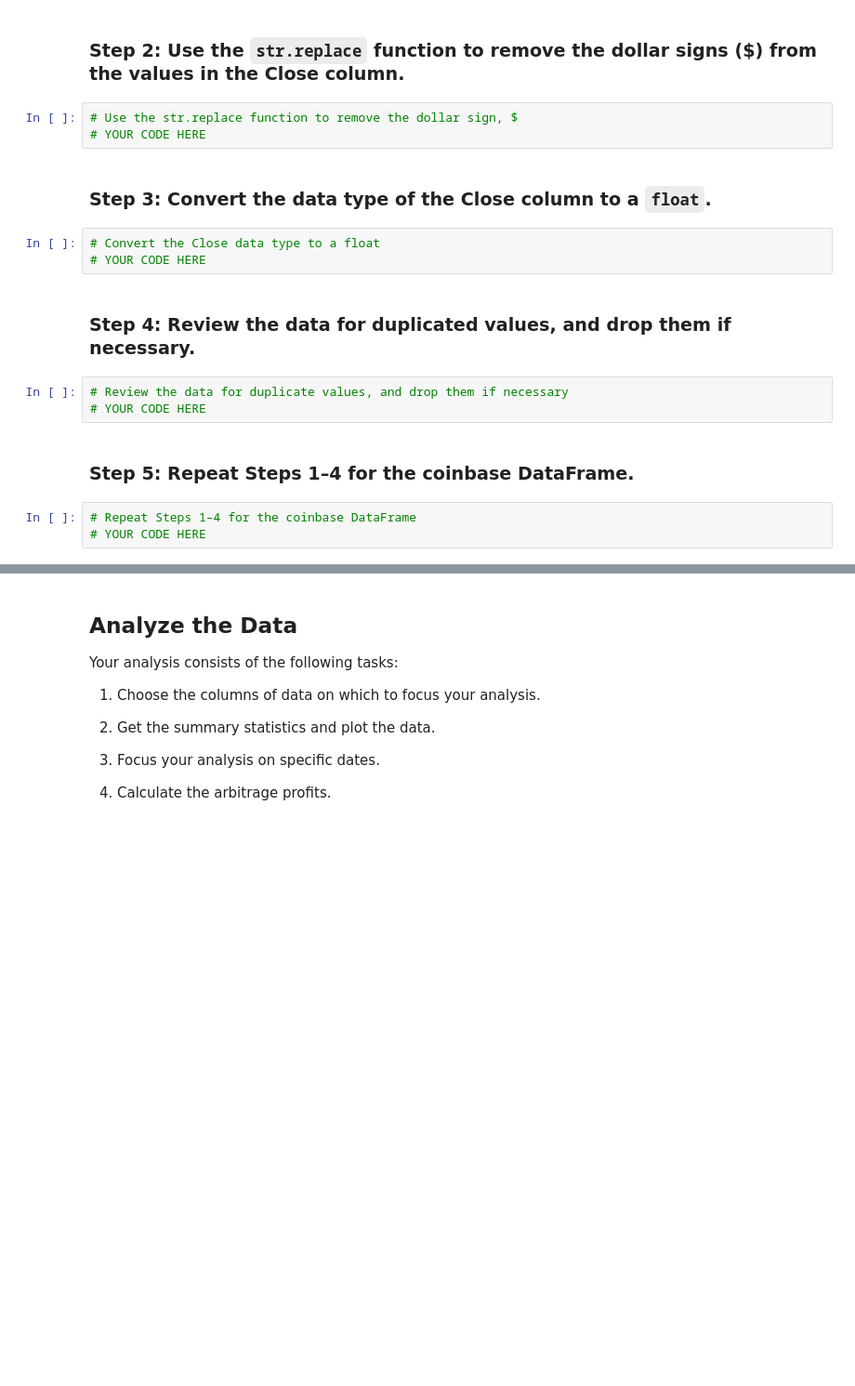
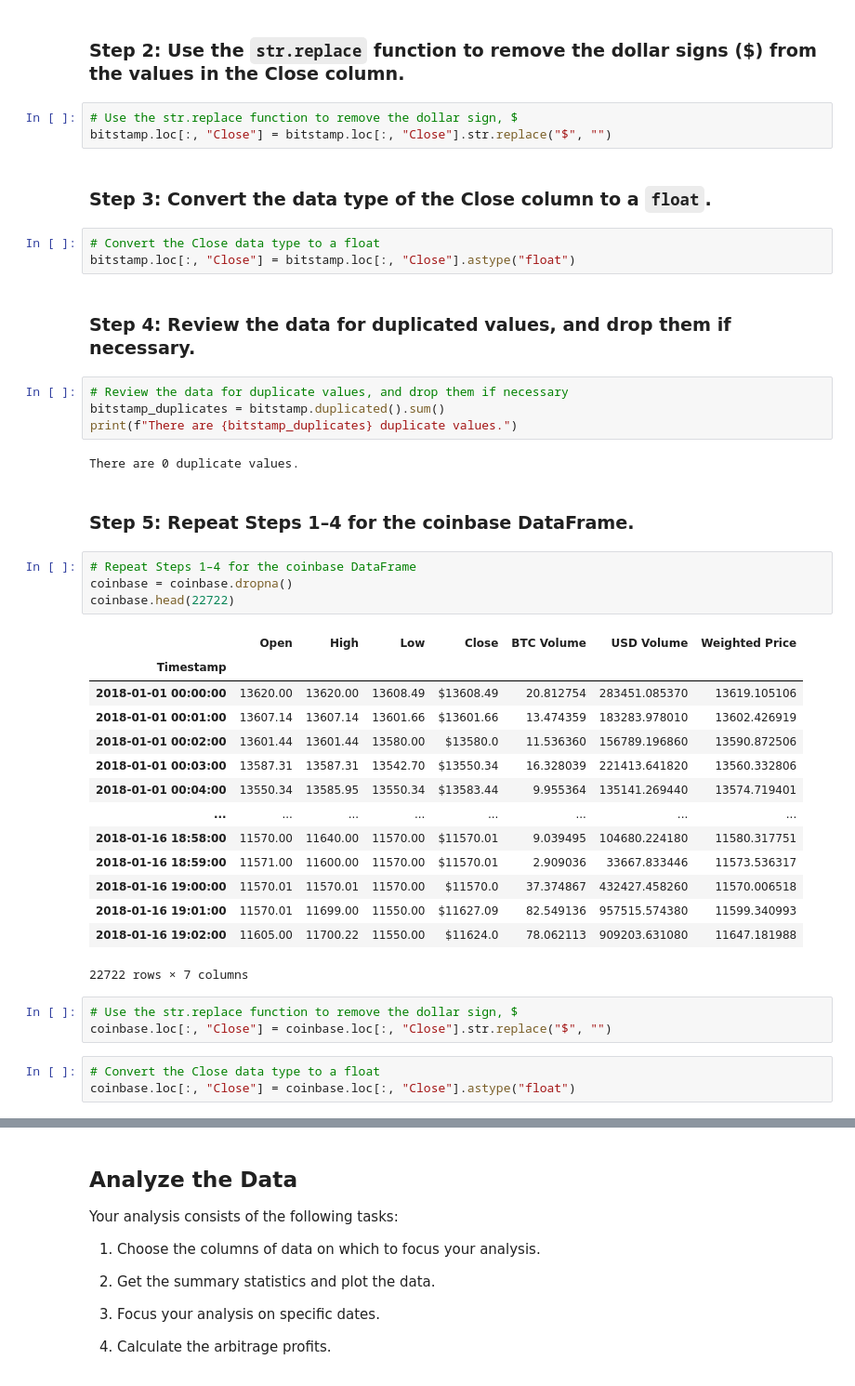
Before and after one commit to RJGiannini/Crypto-Arbitrage, a Jupyter notebook: crypto_arbitrage.ipynb, the cells around one changed output, grey strips where cells are left out. Shown at 93% size. Cells and saved outputs as stored; diff of their text form; blank space fills up the shorter version.

```diff
--- a/crypto_arbitrage.ipynb
+++ b/crypto_arbitrage.ipynb
@@ -93,19 +119,44 @@ To prepare and clean your data for analysis, complete the following steps:
 ### Step 2: Use the `str.replace` function to remove the dollar signs ($) from the values in the Close column.
 # %%
 # Use the str.replace function to remove the dollar sign, $
-# YOUR CODE HERE
+bitstamp.loc[:, "Close"] = bitstamp.loc[:, "Close"].str.replace("$", "")
 # %% [markdown]
 ### Step 3: Convert the data type of the Close column to a `float`.
 # %%
 # Convert the Close data type to a float
-# YOUR CODE HERE
+bitstamp.loc[:, "Close"] = bitstamp.loc[:, "Close"].astype("float")
 # %% [markdown]
 ### Step 4: Review the data for duplicated values, and drop them if necessary.
 # %%
 # Review the data for duplicate values, and drop them if necessary
-# YOUR CODE HERE
+bitstamp_duplicates = bitstamp.duplicated().sum()
+print(f"There are {bitstamp_duplicates} duplicate values.")
+# %% [output]
+There are 0 duplicate values.
 # %% [markdown]
 ### Step 5: Repeat Steps 1–4 for the coinbase DataFrame.
 # %%
 # Repeat Steps 1–4 for the coinbase DataFrame
-# YOUR CODE HERE
+coinbase = coinbase.dropna()
+coinbase.head(22722)
+# %% [output]
+|  | Open | High | Low | Close | BTC Volume | USD Volume | Weighted Price |
+| Timestamp |  |  |  |  |  |  |  |
+| 2018-01-01 00:00:00 | 13620.00 | 13620.00 | 13608.49 | $13608.49 | 20.812754 | 283451.085370 | 13619.105106 |
+| 2018-01-01 00:01:00 | 13607.14 | 13607.14 | 13601.66 | $13601.66 | 13.474359 | 183283.978010 | 13602.426919 |
+| 2018-01-01 00:02:00 | 13601.44 | 13601.44 | 13580.00 | $13580.0 | 11.536360 | 156789.196860 | 13590.872506 |
+| 2018-01-01 00:03:00 | 13587.31 | 13587.31 | 13542.70 | $13550.34 | 16.328039 | 221413.641820 | 13560.332806 |
+| 2018-01-01 00:04:00 | 13550.34 | 13585.95 | 13550.34 | $13583.44 | 9.955364 | 135141.269440 | 13574.719401 |
+| ... | ... | ... | ... | ... | ... | ... | ... |
+| 2018-01-16 18:58:00 | 11570.00 | 11640.00 | 11570.00 | $11570.01 | 9.039495 | 104680.224180 | 11580.317751 |
+| 2018-01-16 18:59:00 | 11571.00 | 11600.00 | 11570.00 | $11570.01 | 2.909036 | 33667.833446 | 11573.536317 |
+| 2018-01-16 19:00:00 | 11570.01 | 11570.01 | 11570.00 | $11570.0 | 37.374867 | 432427.458260 | 11570.006518 |
+| 2018-01-16 19:01:00 | 11570.01 | 11699.00 | 11550.00 | $11627.09 | 82.549136 | 957515.574380 | 11599.340993 |
+| 2018-01-16 19:02:00 | 11605.00 | 11700.22 | 11550.00 | $11624.0 | 78.062113 | 909203.631080 | 11647.181988 |
+22722 rows × 7 columns
+# %%
+# Use the str.replace function to remove the dollar sign, $
+coinbase.loc[:, "Close"] = coinbase.loc[:, "Close"].str.replace("$", "")
+# %%
+# Convert the Close data type to a float
+coinbase.loc[:, "Close"] = coinbase.loc[:, "Close"].astype("float")
```
Also changed, not shown: parts of 6 cells of this notebook.
